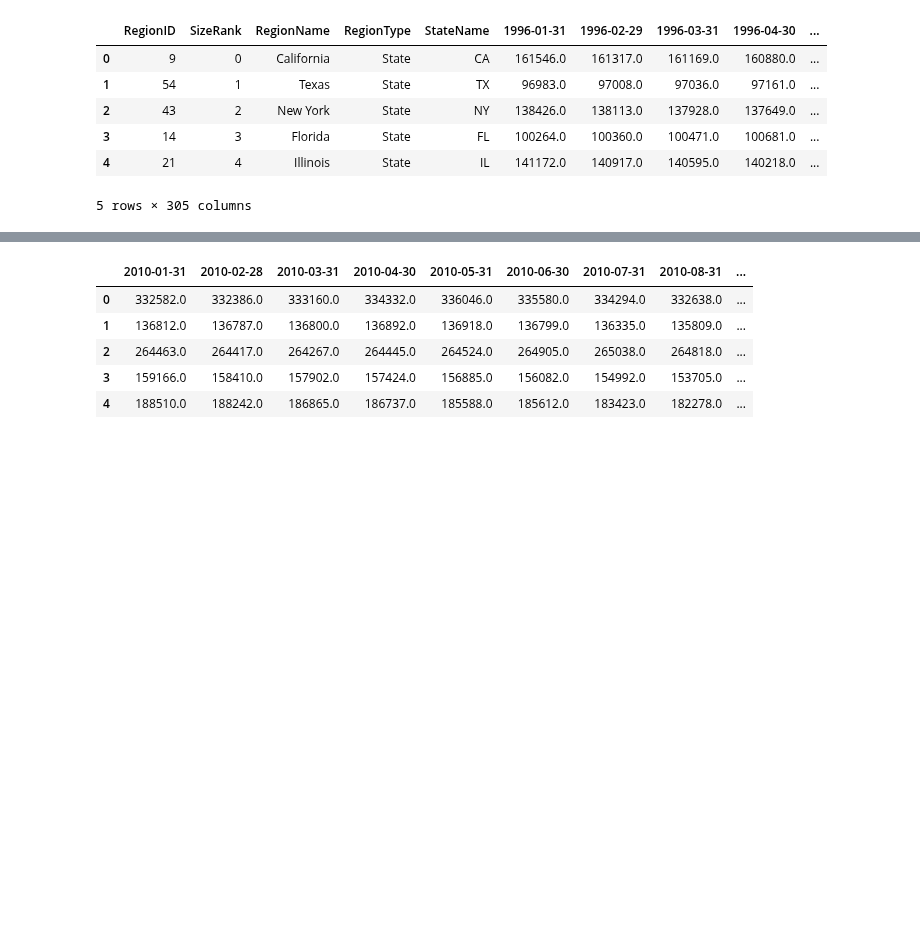
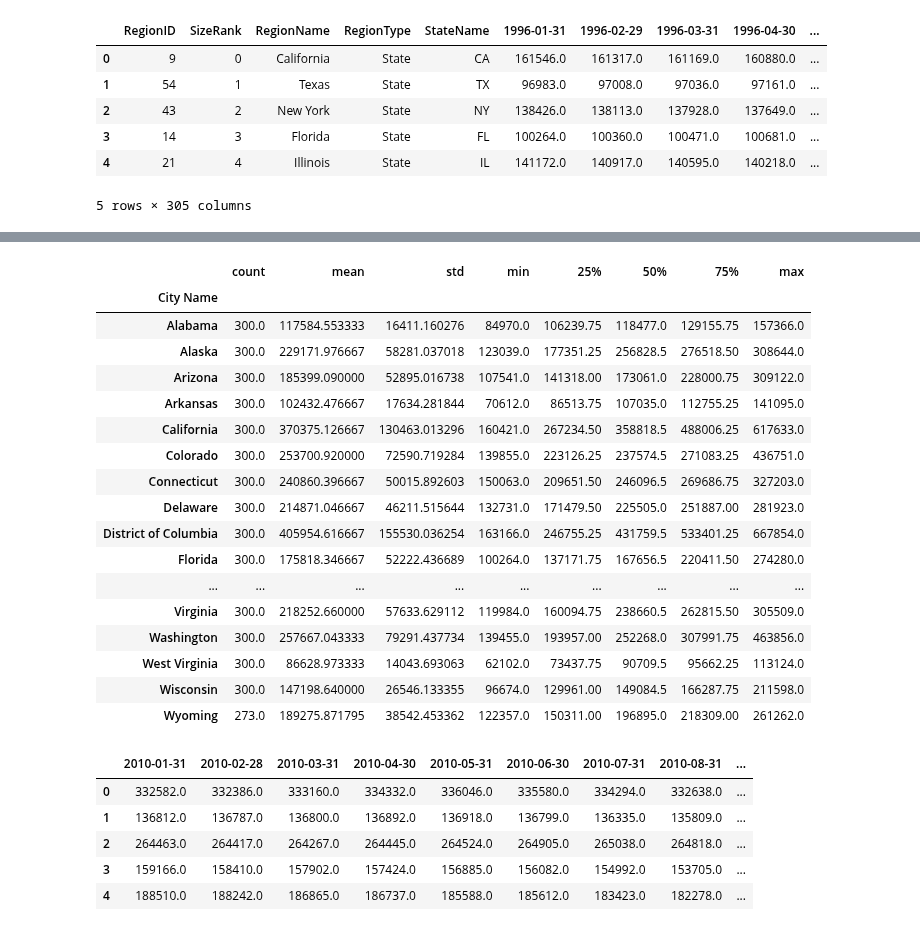
Before and after one commit to aliciasply/InterState-Migration, a Jupyter notebook: Code/Housing-Price-alicia.ipynb, the cells around one changed output, grey strips where cells are left out. Saved outputs shown, nothing was run; the diff lists cells and outputs as text; code cells hidden in the pictures; blank space fills up the shorter version.

Commit message:
tailored data to be 5years on real-estate data

```diff
--- a/Code/Housing-Price-alicia.ipynb
+++ b/Code/Housing-Price-alicia.ipynb
@@ -34,3 +34,10 @@ real_estate_data.head()
 | 3 | 14 | 3 | Florida | State | FL | 100264.0 | 100360.0 | 100471.0 | 100681.0 | ... |
 | 4 | 21 | 4 | Illinois | State | IL | 141172.0 | 140917.0 | 140595.0 | 140218.0 | ... |
 5 rows × 305 columns
+# %%
+# Creating a list
+real_estate_date = []
+column_names = ["RegionID", "SizeRank", "RegionName", "RegionType", "StateName"]
+for x in real_estate_data.columns:
+    if x not in column_names:
+        real_estate_date.append(x)
@@ -36,0 +66,4 @@ real_estate_data.head()
+# %%
+# creating the new dataframe for easy viewing
+new_RE_df = pd.DataFrame(real_estate_df)
+new_RE_df
@@ -36,0 +84,17 @@ real_estate_data.head()
+# %%
+# drop NA from the dataframe
+new_RE_df = new_RE_df.dropna(how="any")
+# new_RE_df.head()
+
+# Drop duplicate
+no_duplicate_RE_df = new_RE_df.drop_duplicates()
+# no_duplicate_RE_df.head()
+
+
+# split city from state, make a new column with just city
+no_duplicate_RE_df["Region Name"] = no_duplicate_RE_df["Region Name"].str.split(",").str[0]
+# no_duplicate_RE_df.head()
+
+# rename the Region Name to City Name
+no_duplicate_RE_df = no_duplicate_RE_df.rename({"Region Name": "City Name"}, axis="columns")
+# no_duplicate_RE_df
@@ -37,3 +134,26 @@ real_estate_data.head()
+# %%
+# mean, max, min
+RE_groupby_year = no_duplicate_RE_df.groupby("City Name").describe()["Housing Price"]
+RE_groupby_year
+# %% [output]
+|  | count | mean | std | min | 25% | 50% | 75% | max |
+| City Name |  |  |  |  |  |  |  |  |
+| Alabama | 300.0 | 117584.553333 | 16411.160276 | 84970.0 | 106239.75 | 118477.0 | 129155.75 | 157366.0 |
+| Alaska | 300.0 | 229171.976667 | 58281.037018 | 123039.0 | 177351.25 | 256828.5 | 276518.50 | 308644.0 |
+| Arizona | 300.0 | 185399.090000 | 52895.016738 | 107541.0 | 141318.00 | 173061.0 | 228000.75 | 309122.0 |
+| Arkansas | 300.0 | 102432.476667 | 17634.281844 | 70612.0 | 86513.75 | 107035.0 | 112755.25 | 141095.0 |
+| California | 300.0 | 370375.126667 | 130463.013296 | 160421.0 | 267234.50 | 358818.5 | 488006.25 | 617633.0 |
+| Colorado | 300.0 | 253700.920000 | 72590.719284 | 139855.0 | 223126.25 | 237574.5 | 271083.25 | 436751.0 |
+| Connecticut | 300.0 | 240860.396667 | 50015.892603 | 150063.0 | 209651.50 | 246096.5 | 269686.75 | 327203.0 |
+| Delaware | 300.0 | 214871.046667 | 46211.515644 | 132731.0 | 171479.50 | 225505.0 | 251887.00 | 281923.0 |
+| District of Columbia | 300.0 | 405954.616667 | 155530.036254 | 163166.0 | 246755.25 | 431759.5 | 533401.25 | 667854.0 |
+| Florida | 300.0 | 175818.346667 | 52222.436689 | 100264.0 | 137171.75 | 167656.5 | 220411.50 | 274280.0 |
+| ... | ... | ... | ... | ... | ... | ... | ... | ... |
+| Virginia | 300.0 | 218252.660000 | 57633.629112 | 119984.0 | 160094.75 | 238660.5 | 262815.50 | 305509.0 |
+| Washington | 300.0 | 257667.043333 | 79291.437734 | 139455.0 | 193957.00 | 252268.0 | 307991.75 | 463856.0 |
+| West Virginia | 300.0 | 86628.973333 | 14043.693063 | 62102.0 | 73437.75 | 90709.5 | 95662.25 | 113124.0 |
+| Wisconsin | 300.0 | 147198.640000 | 26546.133355 | 96674.0 | 129961.00 | 149084.5 | 166287.75 | 211598.0 |
+| Wyoming | 273.0 | 189275.871795 | 38542.453362 | 122357.0 | 150311.00 | 196895.0 | 218309.00 | 261262.0 |
 # %%
 # Showing the year from 2010 Jan
 n = 132
```
Also changed, not shown: parts of 28 cells of this notebook, 1 other file.
